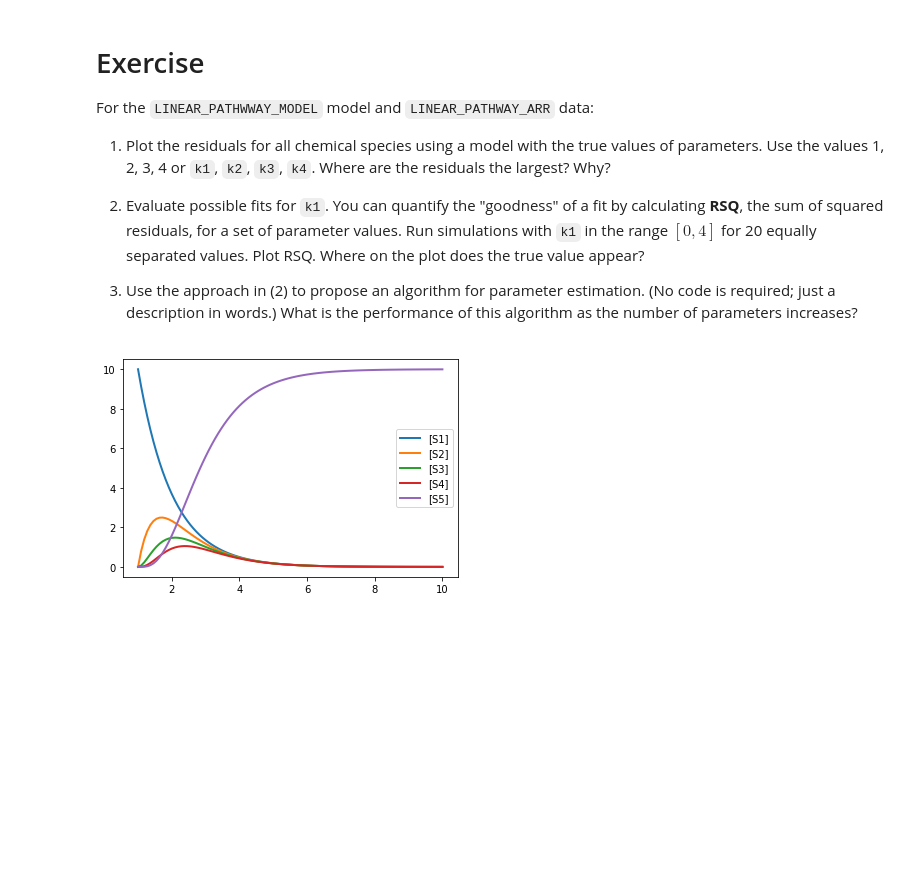
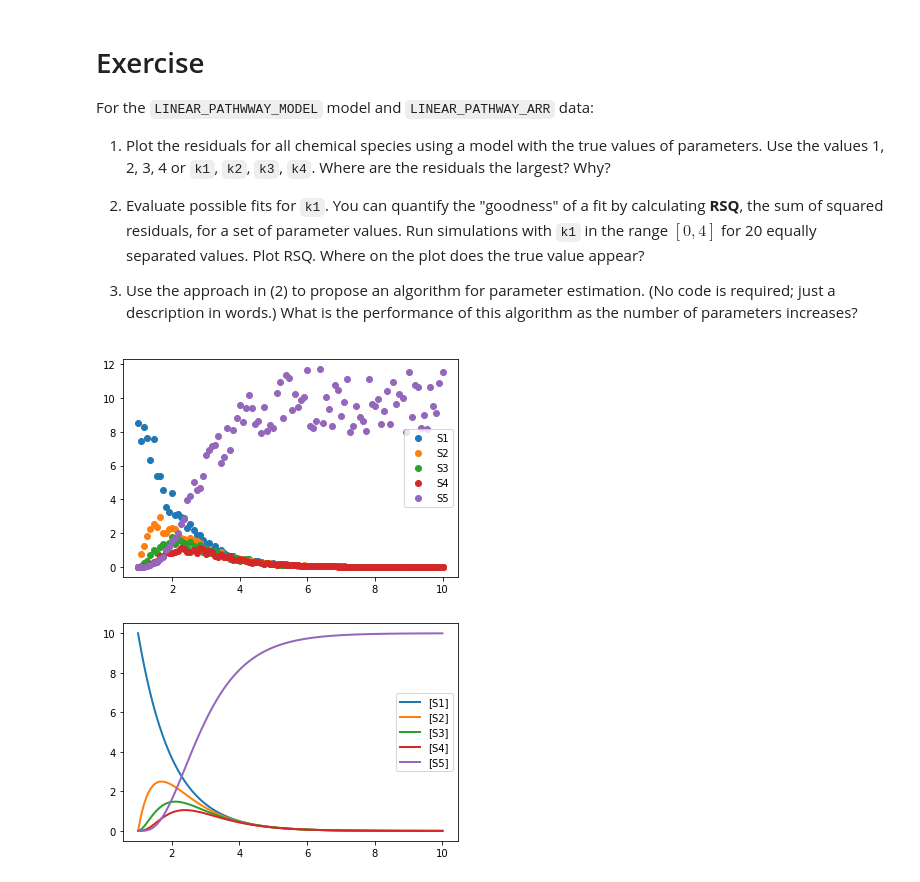
Before and after one commit to joseph-hellerstein/network-modeling-summer-school, a Jupyter notebook: 2022/Parameter-Estimation/Parameter-Fitting-Part-1b-Analyzing-fits.ipynb, the cells around one changed output. Drawn from its saved outputs; the diff is of its cells as text; code cells hidden in the pictures; blank space fills up the shorter version.

```diff
--- a/2022/Parameter-Estimation/Parameter-Fitting-Part-1b-Analyzing-fits.ipynb
+++ b/2022/Parameter-Estimation/Parameter-Fitting-Part-1b-Analyzing-fits.ipynb
@@ -190,6 +213,10 @@ Where are the residuals the largest? Why?
 1. Evaluate possible fits for ``k1``. You can quantify the "goodness" of a fit by calculating **RSQ**, the sum of squared residuals, for a set of parameter values. Run simulations with ``k1`` in the range $[0, 4]$ for 20 equally separated values. Plot RSQ. Where on the plot does the true value appear?
 
 1. Use the approach in (2) to propose an algorithm for parameter estimation. (No code is required; just a description in words.) What is the performance of this algorithm as the number of parameters increases?
+# %%
+plotLinearPathway()
+# %% [output]
+[figure, added]
 # %%
 # Getting started on item (1)
 rr = te.loada(LINEAR_PATHWAY_MODEL)
```
Also changed, not shown: parts of 9 cells of this notebook, 2 other files.
